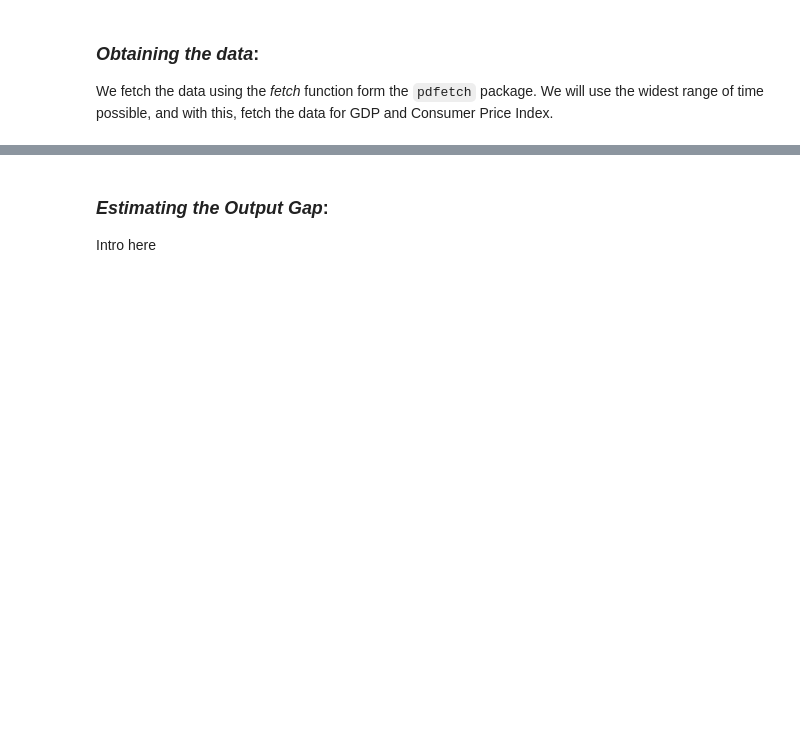
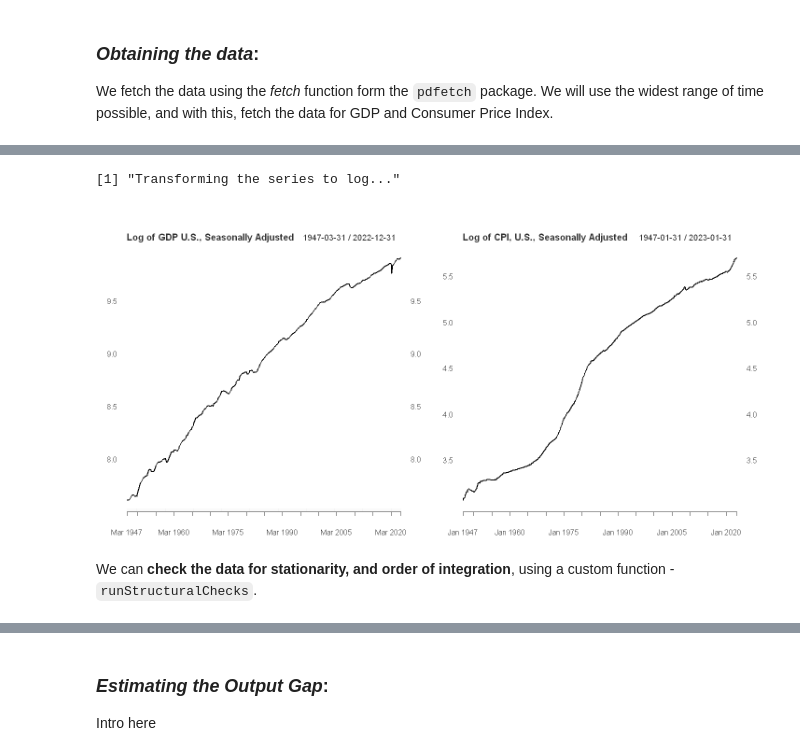
Before and after one commit to PetrCala/macro_tools_term_paper, a Jupyter notebook: code/cala_termpaper_main.ipynb, the cells around one changed output, grey strips where cells are left out. Cells and saved outputs as stored; diff of their text form; code cells hidden in the pictures; blank space fills up the shorter version.

```diff
--- a/code/cala_termpaper_main.ipynb
+++ b/code/cala_termpaper_main.ipynb
@@ -363,0 +85,18 @@ ERROR: Error in .toPOSIXct(end, tzone(x)): invalid time / time based class
+# %%
+### 1.
+print('Transforming the series to log...')
+gdp_log <- log(us_gdp_data)
+cpi_log <- log(us_cpi_data)
+
+# Plot the new time series using 'plot.xts'
+par(mfrow=c(1,2))
+plot.xts(gdp_log, main="Log of GDP U.S., Seasonally Adjusted", grid.col=NA, yaxis.left=TRUE)
+plot.xts(cpi_log, main="Log of CPI, U.S., Seasonally Adjusted", grid.col=NA, yaxis.left=TRUE)
+### 2.
+# gdp_quarterly <- handleSeasonality(gdp_log, "GDP")
+# cpi_log <- handleSeasonality(cpi_log, "CPI")
+# %% [output]
+[1] "Transforming the series to log..."
+[figure, added]
+# %% [markdown]
+We can **check the data for stationarity, and order of integration**, using a custom function - `runStructuralChecks`.
```
Also changed, not shown: parts of 34 cells of this notebook, 1 other file.
